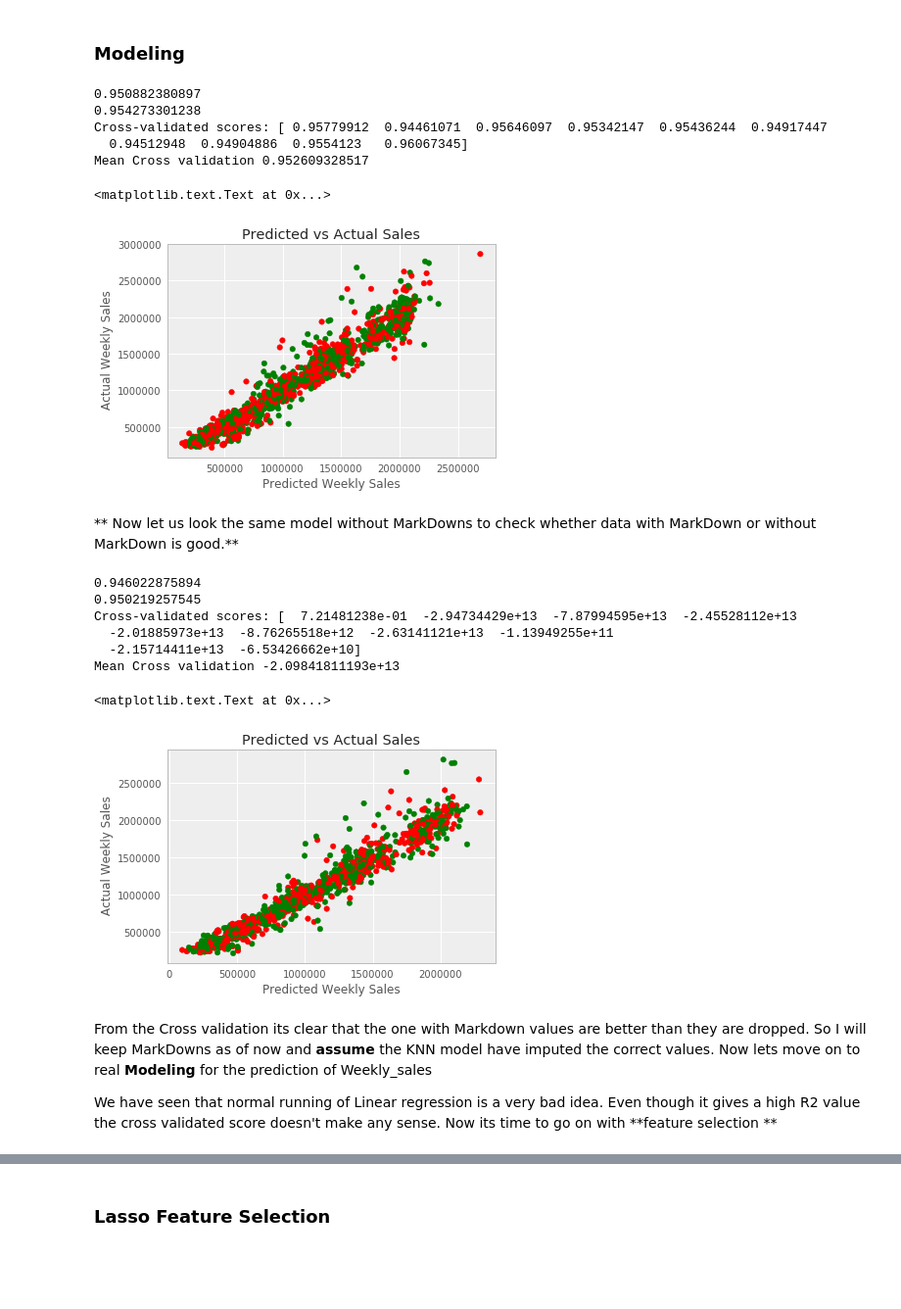
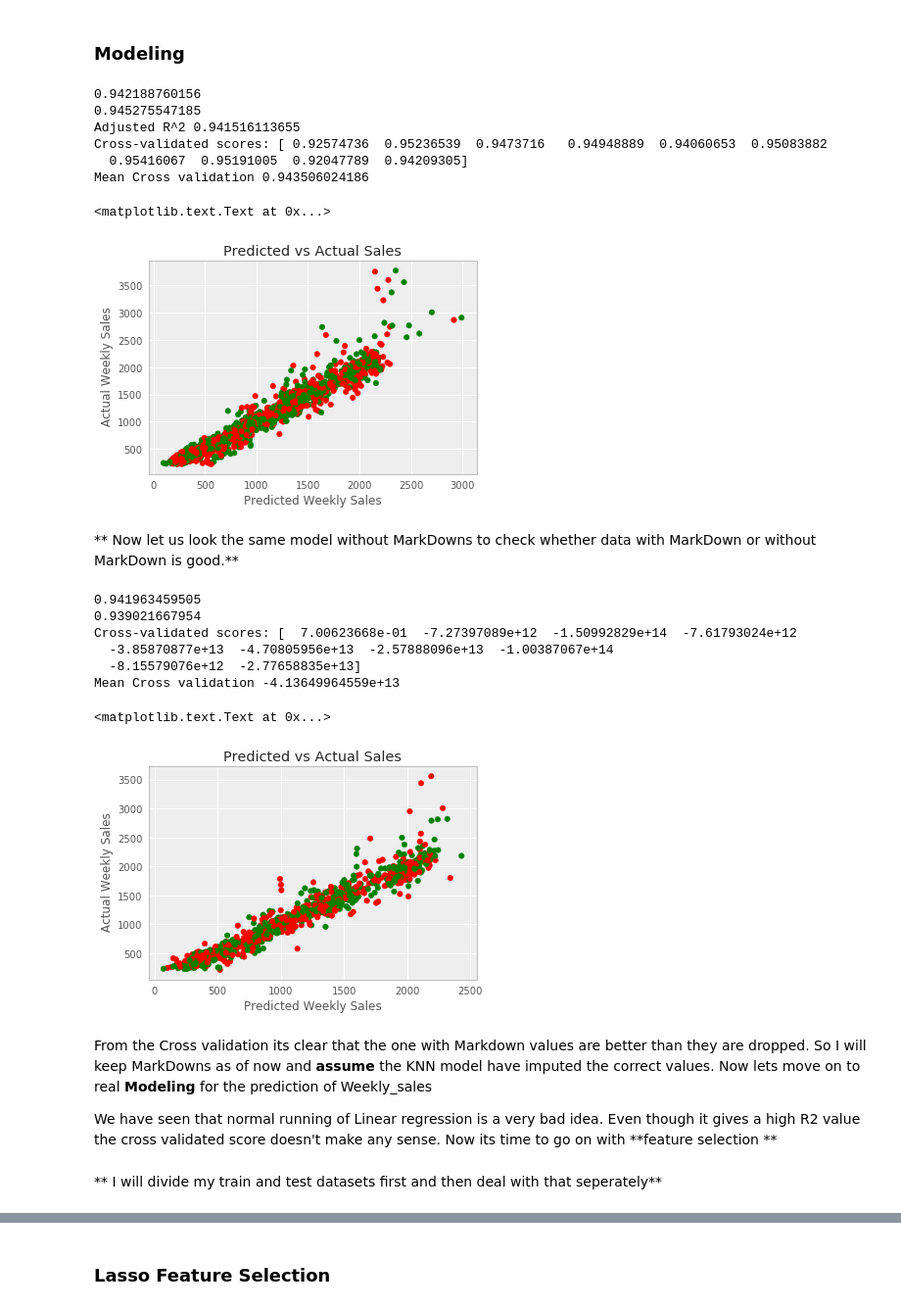
Before and after one commit to MahendraShaji/Capstone, a Jupyter notebook: Capstone.ipynb, the cells around one changed output, grey strips where cells are left out. Shown at 98% size. Drawn from its saved outputs; the diff is of its cells as text; code cells hidden in the pictures; blank space fills up the shorter version.

Commit message:
Changing the dataset division

```diff
--- a/Capstone.ipynb
+++ b/Capstone.ipynb
@@ -236,21 +236,11 @@ data['MarkDown5'].fillna(-500, inplace=True)
 data.IsHoliday=data.IsHoliday.map(lambda x: 1 if x==True else 0)
 # %%
 # From the Describe function we see that weekly sales for each store are very high.
-# I will also create Square root function and Natural log of sales because
-# we might be able consider those as our target function
+# we will scale down the value for ease of use and revert back when we look residuals or where necessary
 
-data["Sqrt_Sales"]=np.sqrt(data.Weekly_Sales)
-data["lnSales"]=np.log(data.Weekly_Sales+1)
-
+data["Weekly_Sales"]=data.Weekly_Sales/1000
 
 sns.distplot(data.Weekly_Sales, kde=False, bins=30)
 plt.title('Weekly Sales Function Distribution')
 plt.show()
-
-sns.distplot(data.lnSales, kde=False, bins=30)
-plt.title('Natural log of Weekly Sales Distribution')
-plt.show()
-sns.distplot(data.Sqrt_Sales, kde=False, bins=30)
-plt.title('Square root of Weekly Sales Distribution')
-plt.show()
 # %% [output]
@@ -332,6 +290,3 @@ data[data.Weekly_Sales>3000000].shape
-# %%
-# there is only 14 outliers. Lets drop it and proceed.
-data=data[data.Weekly_Sales<3000000]
 # %% [markdown]
 ## Statistical analysis and correlations
 # %%
@@ -680,49 +635,50 @@ So finally we have replaced all missing values in **MarkDown1-5** with **KNN imp
 # %% [markdown]
 ### Modeling
 # %%
-predictors=[col for col in data_imputed.columns if col not in ['Date','Weekly_Sales','Sqrt_Sales','lnSales']]
+predictors=[col for col in data_imputed.columns if col not in ['Date','Weekly_Sales']]
 X=data_imputed[predictors]
 y=data_imputed.Weekly_Sales.values
 
 Xs = ss.fit_transform(X)
 
 X_train, X_test, y_train, y_test = train_test_split(Xs, y, test_size=0.33)
 
 mlr = LinearRegression()
 mlr.fit(X_train, y_train)
 r2=mlr.score(X_test, y_test)
 print(mlr.score(X_test, y_test))
 print(mlr.score(X_train, y_train))
-# adj_r2 = 1 - (len(y)-1)/(len(y)-X.shape[1]-1)*(1-r2)
-# print("Adjusted R^2",adj_r2)
+adj_r2 = 1 - (len(y)-1)/(len(y)-X.shape[1]-1)*(1-r2)
+print("Adjusted R^2",adj_r2)
 
 
 # Perform 10-fold cross validation
 scores = cross_val_score(mlr, X_train, y_train, cv=10)
 print ("Cross-validated scores:", scores)
 print ("Mean Cross validation",scores.mean())
 
 
 
 # Make cross validated predictions on the test sets
 predictions = cross_val_predict(mlr, X_test, y_test, cv=10)
 
 plt.scatter(predictions, y_test, s=30, c=['r','g'], zorder=10)
 plt.xlabel('Predicted Weekly Sales')
 plt.ylabel(' Actual Weekly Sales')
 plt.title('Predicted vs Actual Sales')
 # %% [output]
-0.950882380897
-0.954273301238
-Cross-validated scores: [ 0.95779912  0.94461071  0.95646097  0.95342147  0.95436244  0.94917447
-  0.94512948  0.94904886  0.9554123   0.96067345]
-Mean Cross validation 0.952609328517
+0.942188760156
+0.945275547185
+Adjusted R^2 0.941516113655
+Cross-validated scores: [ 0.92574736  0.95236539  0.9473716   0.94948889  0.94060653  0.95083882
+  0.95416067  0.95191005  0.92047789  0.94209305]
+Mean Cross validation 0.943506024186
 <matplotlib.text.Text at 0x...>
-[figure, old version]
+[figure, new version]
 # %% [markdown]
 ** Now let us look the same model without MarkDowns to check whether data with MarkDown or without MarkDown is good.**
 # %%
-predictors=[col for col in data.columns if col not in ['Date','Weekly_Sales','Sqrt_Sales','lnSales']]
+predictors=[col for col in data.columns if col not in ['Date','Weekly_Sales']]
 predictors=[col for col in predictors if 'MarkDown' not in col]
 X=data[predictors]
 y=data.Weekly_Sales.values
@@ -752,14 +708,14 @@ plt.xlabel('Predicted Weekly Sales')
 plt.ylabel(' Actual Weekly Sales')
 plt.title('Predicted vs Actual Sales')
 # %% [output]
-0.946022875894
-0.950219257545
-Cross-validated scores: [  7.21481238e-01  -2.94734429e+13  -7.87994595e+13  -2.45528112e+13
-  -2.01885973e+13  -8.76265518e+12  -2.63141121e+13  -1.13949255e+11
-  -2.15714411e+13  -6.53426662e+10]
-Mean Cross validation -2.09841811193e+13
+0.941963459505
+0.939021667954
+Cross-validated scores: [  7.00623668e-01  -7.27397089e+12  -1.50992829e+14  -7.61793024e+12
+  -3.85870877e+13  -4.70805956e+13  -2.57888096e+13  -1.00387067e+14
+  -8.15579076e+12  -2.77658835e+13]
+Mean Cross validation -4.13649964559e+13
 <matplotlib.text.Text at 0x...>
-[figure, old version]
+[figure, new version]
 # %% [markdown]
 From the Cross validation its clear that the one with Markdown values are better than they are dropped. So I will keep MarkDowns as of now and **assume** the KNN model have imputed the correct values.
 Now lets move on to real **Modeling** for the prediction of Weekly_sales
@@ -767,0 +726,2 @@ We have seen that normal running of Linear regression is a very bad idea. Even t
+# %% [markdown]
+** I will divide my train and test datasets first and then deal with that seperately**
```
Also changed, not shown: parts of 65 cells of this notebook.
